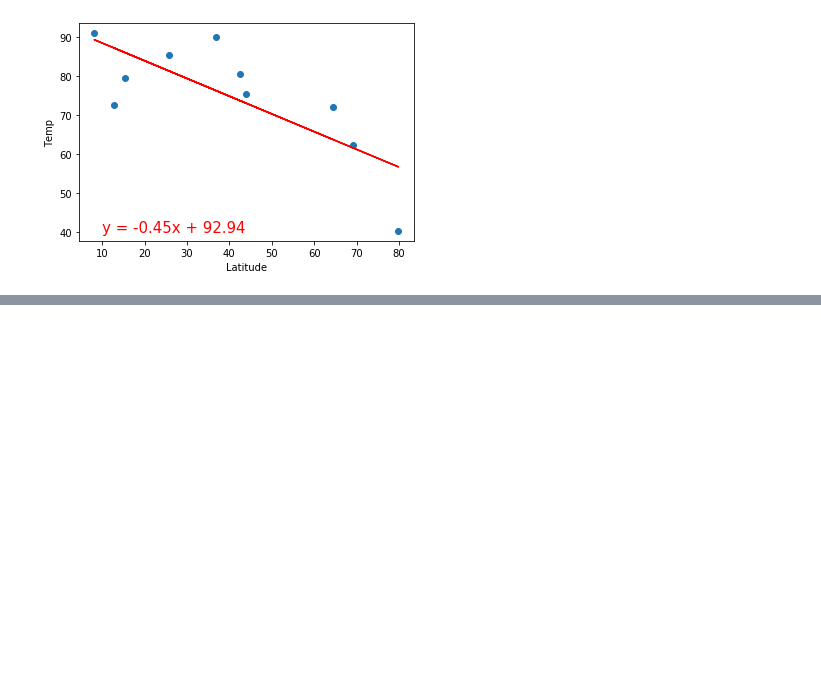
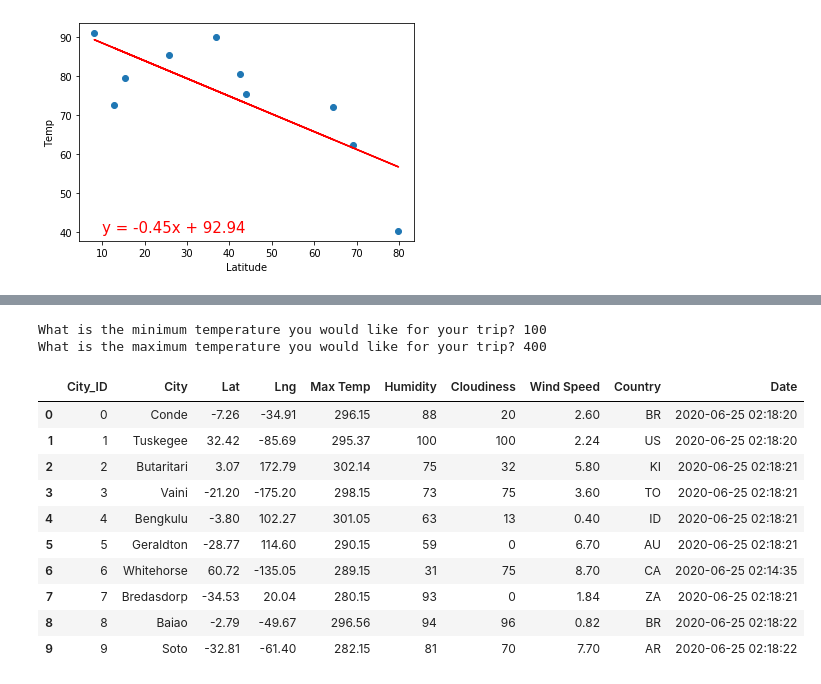
Before and after one commit to jebouchard/World_Weather_Analysis, a Jupyter notebook: WeatherPy.ipynb, the cells around one changed output, grey strips where cells are left out. Cells and saved outputs as stored; diff of their text form; code cells hidden in the pictures; blank space fills up the shorter version.

```diff
--- a/WeatherPy.ipynb
+++ b/WeatherPy.ipynb
@@ -516,0 +542,4 @@ plot_linear_regression(x_values, y_values, 'Linear Regression on the Southern He
+# %%
+# Store the CSV you saved created in part one into a DataFrame.
+city_data_df = pd.read_csv("weather_data/cities.csv")
+city_data_df.head()
@@ -516,0 +664,24 @@ plot_linear_regression(x_values, y_values, 'Linear Regression on the Southern He
+# %%
+# Ask the customer to add a minimum and maximum temperature value.
+min_temp = float(input("What is the minimum temperature you would like for your trip? "))
+max_temp = float(input("What is the maximum temperature you would like for your trip? "))
+# %% [output]
+What is the minimum temperature you would like for your trip? 100
+What is the maximum temperature you would like for your trip? 400
+# %%
+# Filter the dataset to find the cities that fit the criteria.
+preferred_cities_df = city_data_df.loc[(city_data_df["Max Temp"] <= max_temp) & \
+                                       (city_data_df["Max Temp"] >= min_temp)]
+preferred_cities_df.head(10)
+# %% [output]
+|  | City_ID | City | Lat | Lng | Max Temp | Humidity | Cloudiness | Wind Speed | Country | Date |
+| 0 | 0 | Conde | -7.26 | -34.91 | 296.15 | 88 | 20 | 2.60 | BR | 2020-06-25 02:18:20 |
+| 1 | 1 | Tuskegee | 32.42 | -85.69 | 295.37 | 100 | 100 | 2.24 | US | 2020-06-25 02:18:20 |
+| 2 | 2 | Butaritari | 3.07 | 172.79 | 302.14 | 75 | 32 | 5.80 | KI | 2020-06-25 02:18:21 |
+| 3 | 3 | Vaini | -21.20 | -175.20 | 298.15 | 73 | 75 | 3.60 | TO | 2020-06-25 02:18:21 |
+| 4 | 4 | Bengkulu | -3.80 | 102.27 | 301.05 | 63 | 13 | 0.40 | ID | 2020-06-25 02:18:21 |
+| 5 | 5 | Geraldton | -28.77 | 114.60 | 290.15 | 59 | 0 | 6.70 | AU | 2020-06-25 02:18:21 |
+| 6 | 6 | Whitehorse | 60.72 | -135.05 | 289.15 | 31 | 75 | 8.70 | CA | 2020-06-25 02:14:35 |
+| 7 | 7 | Bredasdorp | -34.53 | 20.04 | 280.15 | 93 | 0 | 1.84 | ZA | 2020-06-25 02:18:21 |
+| 8 | 8 | Baiao | -2.79 | -49.67 | 296.56 | 94 | 96 | 0.82 | BR | 2020-06-25 02:18:22 |
+| 9 | 9 | Soto | -32.81 | -61.40 | 282.15 | 81 | 70 | 7.70 | AR | 2020-06-25 02:18:22 |
```
Also changed, not shown: parts of 43 cells of this notebook, 6 other files.
